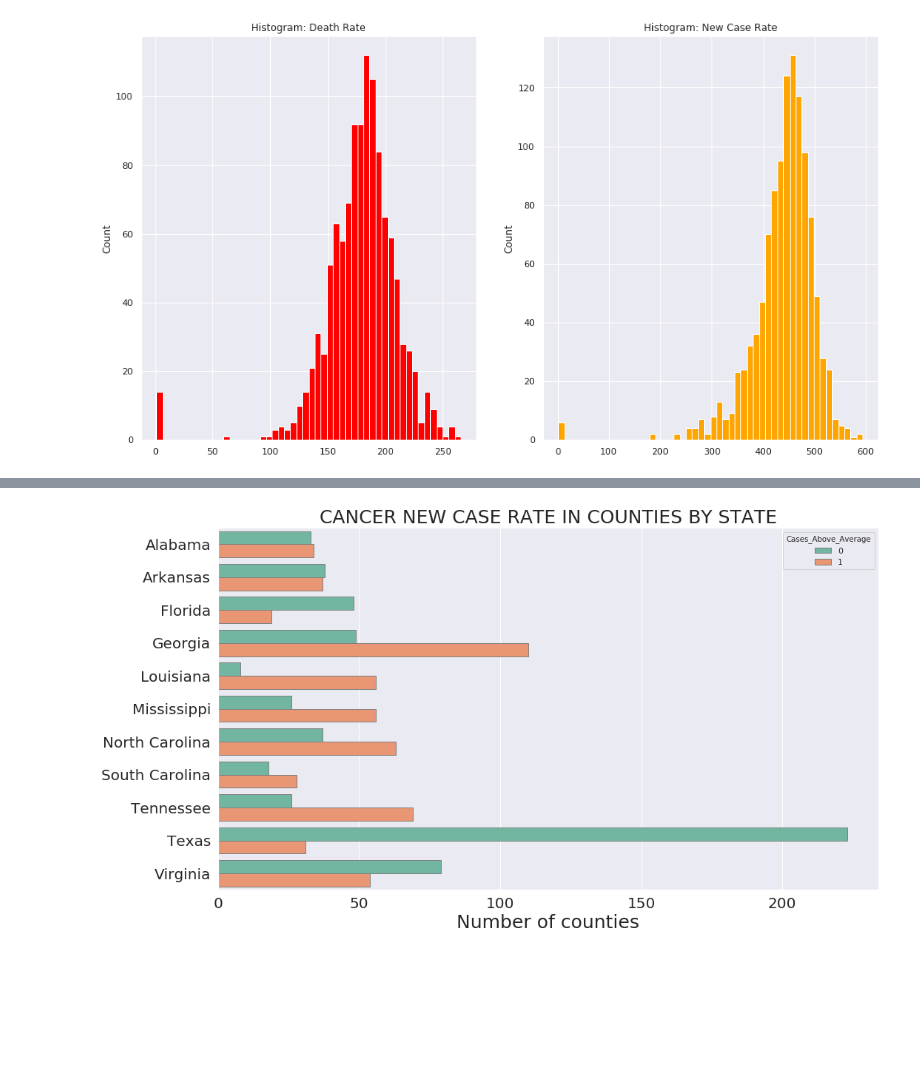
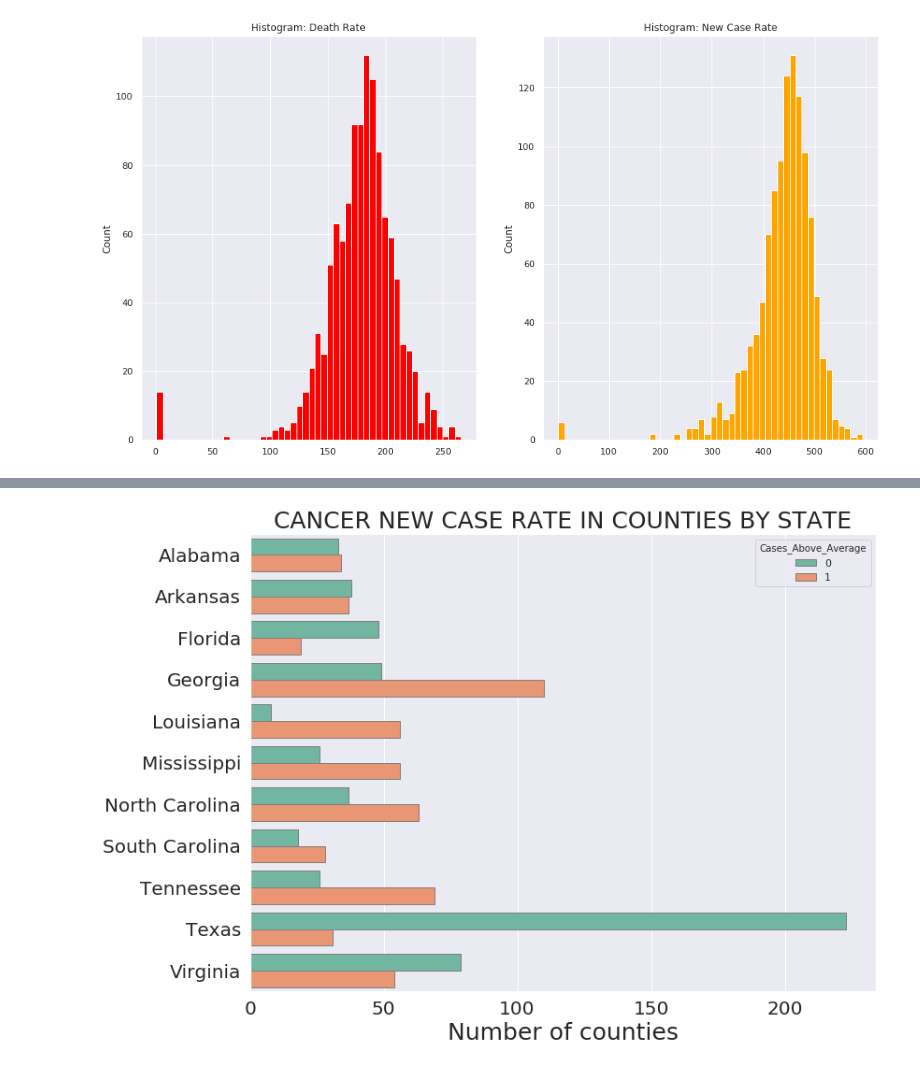
Before and after one commit to Ashutosh-Singhal/Cancer_SHD_TN, a Jupyter notebook: EDA_cancer_health_determinants.ipynb, the cells around one changed output, grey strips where cells are left out. Drawn from its saved outputs; the diff is of its cells as text; code cells hidden in the pictures; blank space fills up the shorter version.

```diff
--- a/EDA_cancer_health_determinants.ipynb
+++ b/EDA_cancer_health_determinants.ipynb
@@ -308,17 +322,17 @@ py.iplot(fig, filename='Average Annual Rate of Deaths per 100,000 (2011-2015)')
 # %% [output]
 [interactive output not drawn]
 # %%
-plt.rcParams["figure.figsize"] = (16,9)
+plt.rcParams["figure.figsize"] = (12,9)
 ax = sns.countplot(y= 'State',  hue = 'Cases_Above_Average', palette="Set2", edgecolor='grey', alpha = 1,
                    data = master.groupby(["State"]).apply(lambda x: x.sort_values(["Cases_Above_Average"],
                                                                                   ascending = True)))
 ax.set_title('CANCER NEW CASE RATE IN COUNTIES BY STATE', fontsize = 25)
 ax.set_ylabel('', fontsize = 25)
 ax.set_xlabel('Number of counties', fontsize = 25)
 plt.xticks(fontsize = 20, rotation = 0)
 plt.yticks(fontsize = 20)
 
 plt.show();
 # %% [output]
-[figure, old version]
+[figure, new version]
 # %%
```
Also changed, not shown: parts of 11 cells of this notebook, 2 other files.
